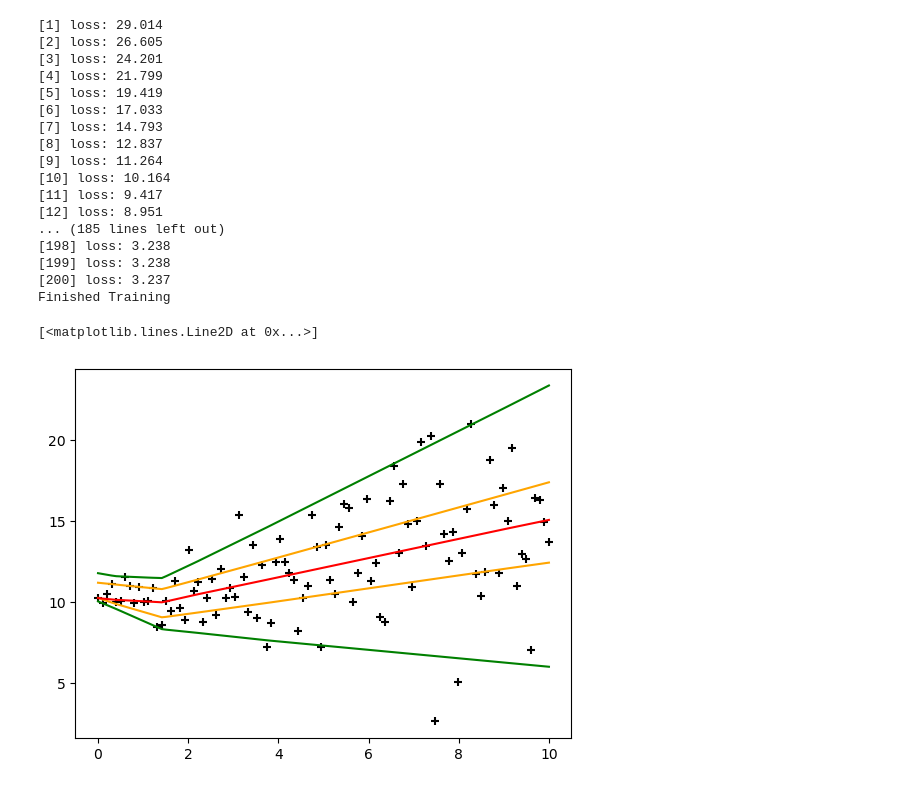
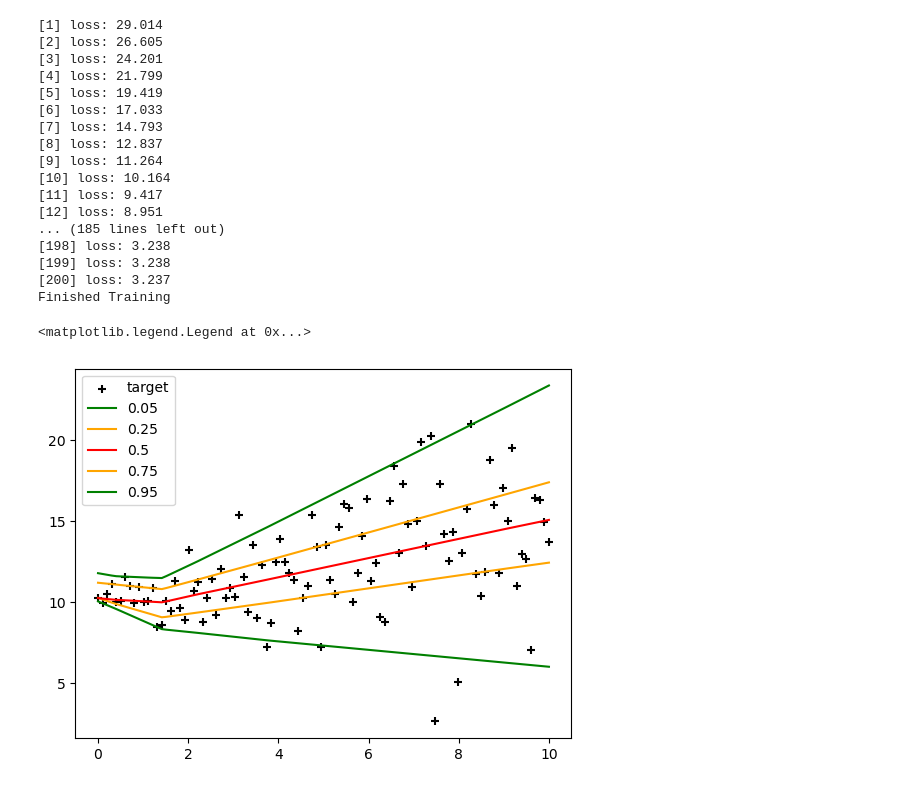
Before and after one commit to DARE-ML/DeepGR4J-Extremes, a Jupyter notebook: notebooks/quantile_reg_nn.ipynb, the cells around one changed output. Saved outputs shown, nothing was run; the diff lists cells and outputs as text; code cells hidden in the pictures.

Commit message:
Initial run quantile model

```diff
--- a/notebooks/quantile_reg_nn.ipynb
+++ b/notebooks/quantile_reg_nn.ipynb
@@ -118,13 +126,14 @@ print('Finished Training')
 [199] loss: 3.238
 [200] loss: 3.237
 Finished Training
-# %%
-plt.scatter(X, y_normal, color='black', marker='+')
-plt.plot(X, y_pred.detach().numpy()[:, 0], color='green')
-plt.plot(X, y_pred.detach().numpy()[:, 1], color='orange')
-plt.plot(X, y_pred.detach().numpy()[:, 2], color='red')
-plt.plot(X, y_pred.detach().numpy()[:, 3], color='orange')
-plt.plot(X, y_pred.detach().numpy()[:, 4], color='green')
-# %% [output]
-[<matplotlib.lines.Line2D at 0x...>]
-[figure, removed]
+# %%
+colors = ['green', 'orange', 'red', 'orange', 'green']
+plt.scatter(X, y_normal, color='black', marker='+', label='target')
+
+for i, q in enumerate(quantiles):
+    plt.plot(X, y_pred.detach().numpy()[:, i], color=colors[i], label=q)
+
+plt.legend()
+# %% [output]
+<matplotlib.legend.Legend at 0x...>
+[figure, added]
```
Also changed, not shown: parts of 2 cells of this notebook, 35 other files.
